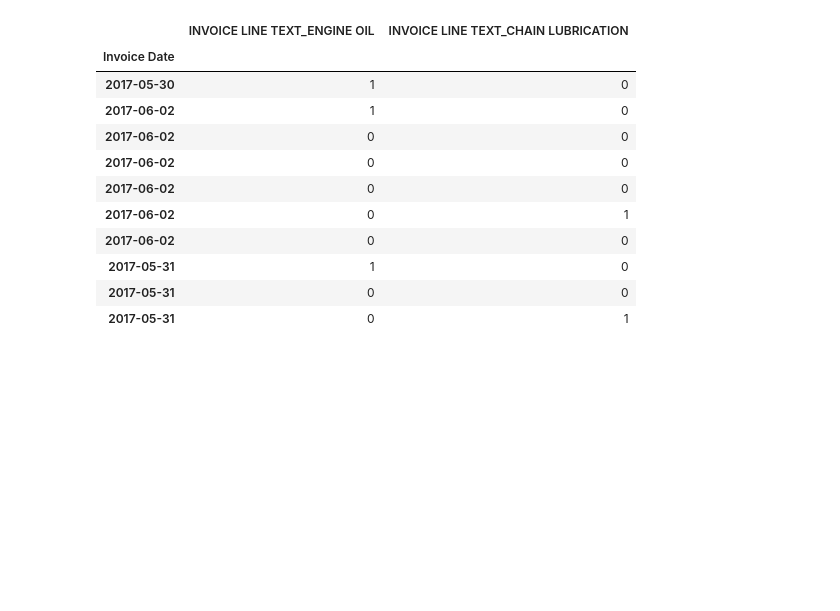
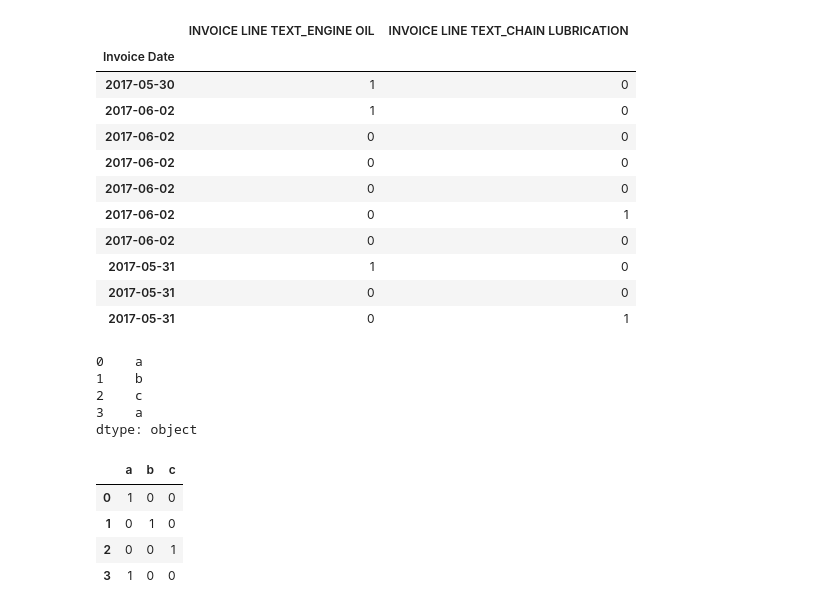
Before and after one commit to bineeshpc/spare_parts, a Jupyter notebook: bineesh/pandas_practice.ipynb, the cells around one changed output. Cells and saved outputs as stored; diff of their text form; code cells hidden in the pictures; blank space fills up the shorter version.

```diff
--- a/bineesh/pandas_practice.ipynb
+++ b/bineesh/pandas_practice.ipynb
@@ -56,3 +56,20 @@ data2
 | 2017-05-31 | 1 | 0 |
 | 2017-05-31 | 0 | 0 |
 | 2017-05-31 | 0 | 1 |
+# %%
+s = pd.Series(list('abca'))
+s
+# %% [output]
+0    a
+1    b
+2    c
+3    a
+dtype: object
+# %%
+pd.get_dummies(s)
+# %% [output]
+|  | a | b | c |
+| 0 | 1 | 0 | 0 |
+| 1 | 0 | 1 | 0 |
+| 2 | 0 | 0 | 1 |
+| 3 | 1 | 0 | 0 |
```
Also changed, not shown: 1 other file.
